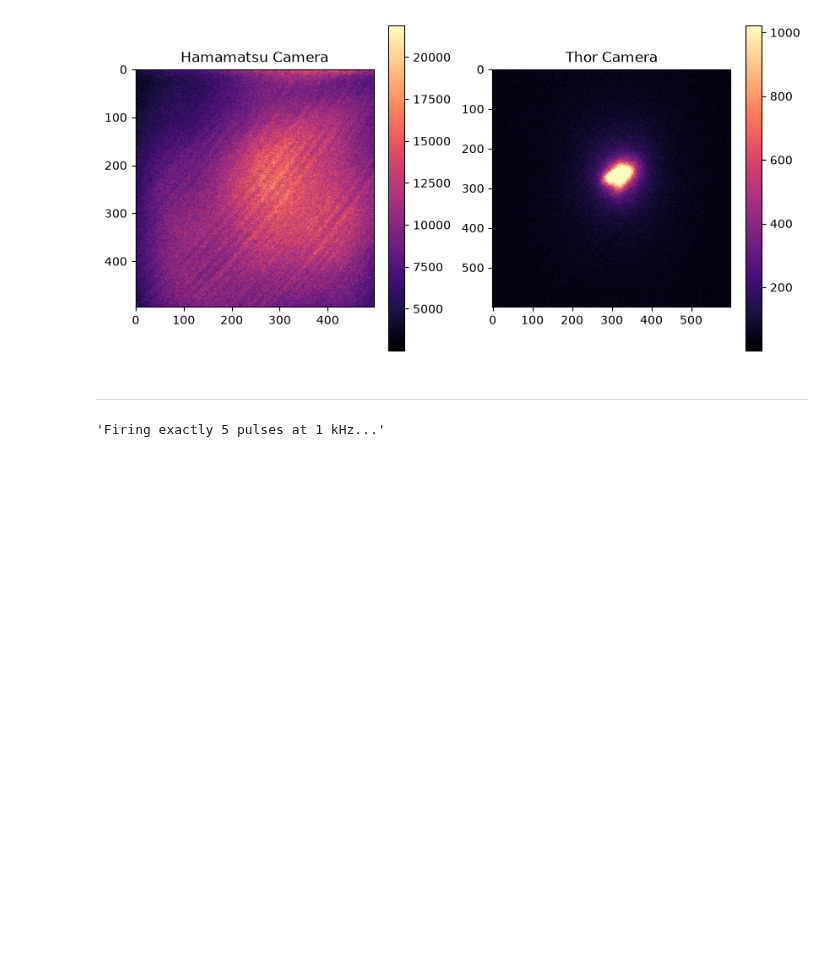
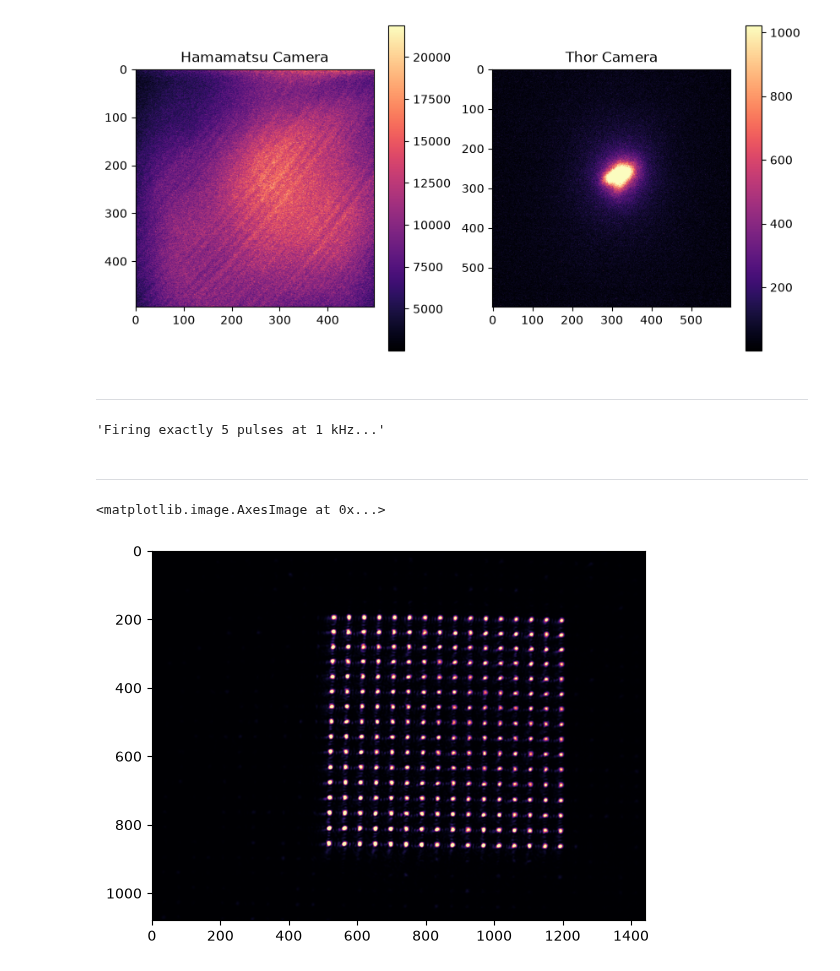
Before and after one commit to ColdMatter/pytweezer, a Jupyter notebook: pytweezer/driver_testing.ipynb, the cells around one changed output. Drawn from its saved outputs; the diff is of its cells as text; code cells hidden in the pictures; blank space fills up the shorter version.

Commit message:
Tweezer monitor driver update.

```diff
--- a/pytweezer/driver_testing.ipynb
+++ b/pytweezer/driver_testing.ipynb
@@ -445,3 +445,20 @@ startup_message = arduino.connect()
 arduino.send_pulses(5)
 # %% [output]
 'Firing exactly 5 pulses at 1 kHz...'
+# %% [markdown]
+---
+# %%
+tmonitor = get_device("Tweezer Monitor ThorCam")
+# %%
+tmonitor.set_exposure_time(0.05e-3)
+# %%
+tmonitor.set_trigger_source("int")
+# %%
+tmonitor.setup_acquisition(nframes=1)
+tmonitor.start_acquisition()
+img = tmonitor.acquire_n_frames(nframes=1, broadcast=False)[0]
+
+plt.imshow(img, cmap='magma')
+# %% [output]
+<matplotlib.image.AxesImage at 0x...>
+[figure, added]
```
Also changed, not shown: parts of 5 cells of this notebook, 3 other files.
